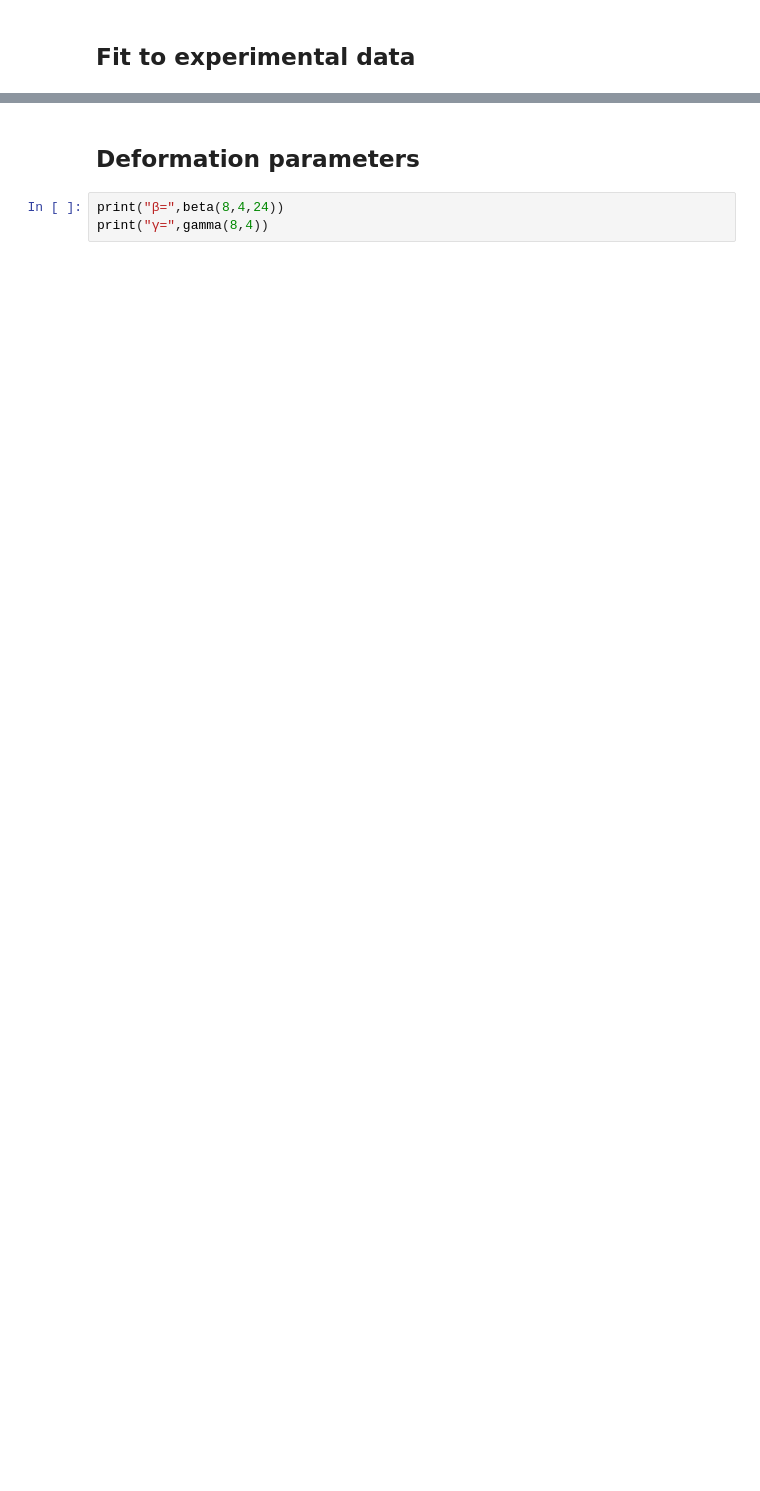
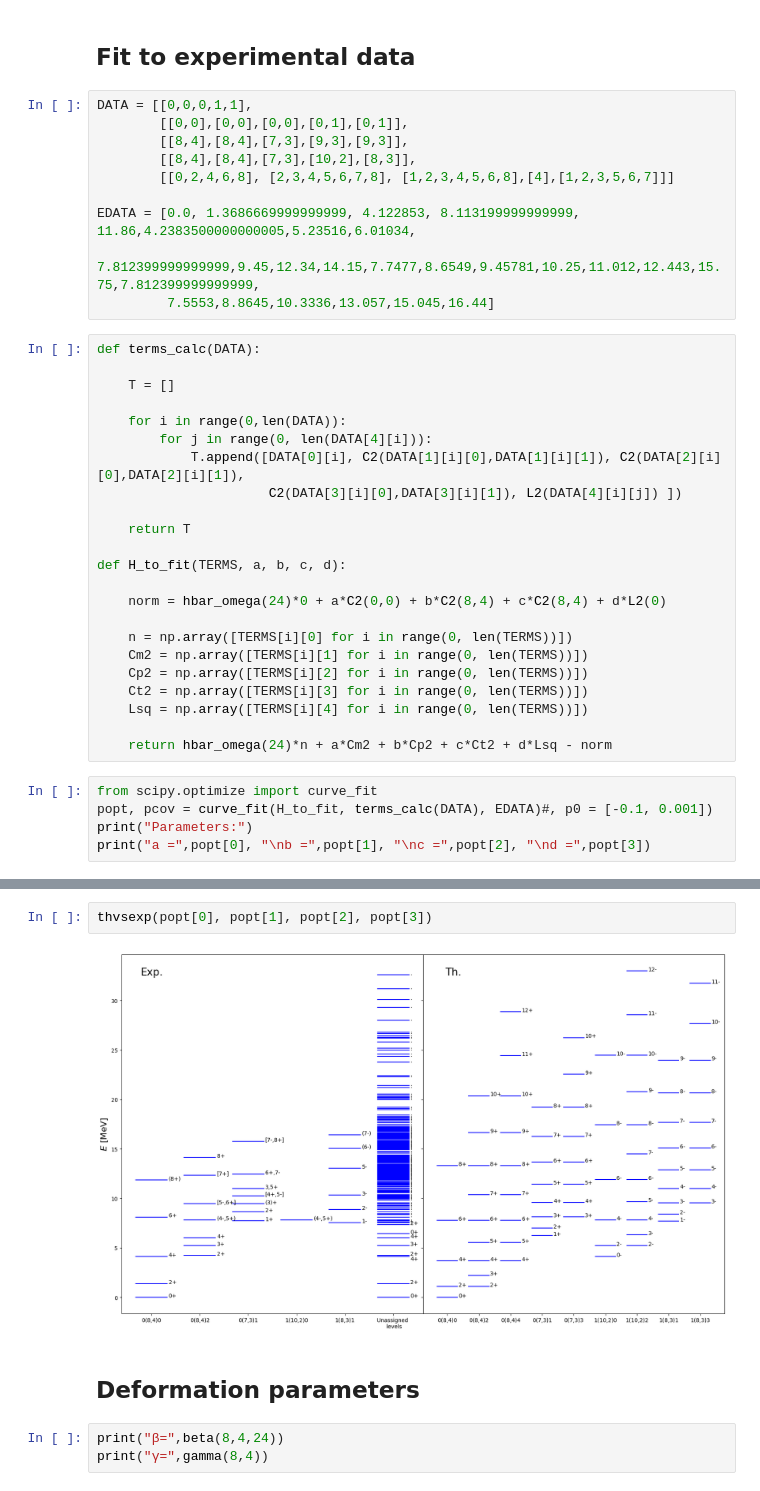
Before and after one commit to arestrepogiraldo2200/Nuclear-physics-exercises, a Jupyter notebook: 24Mg_Structure/²⁴Mg_structure.ipynb, the cells around one changed output, grey strips where cells are left out. Saved outputs shown, nothing was run; the diff lists cells and outputs as text; blank space fills up the shorter version.

```diff
--- a/24Mg_Structure/²⁴Mg_structure.ipynb
+++ b/24Mg_Structure/²⁴Mg_structure.ipynb
@@ -314,2 +334,40 @@ assigned_levels(egs1, egs2, egs3, eb1, eb2)
 # %% [markdown]
 ## Fit to experimental data
+# %%
+DATA = [[0,0,0,1,1],
+        [[0,0],[0,0],[0,0],[0,1],[0,1]],
+        [[8,4],[8,4],[7,3],[9,3],[9,3]],
+        [[8,4],[8,4],[7,3],[10,2],[8,3]],
+        [[0,2,4,6,8], [2,3,4,5,6,7,8], [1,2,3,4,5,6,8],[4],[1,2,3,5,6,7]]]
+
+EDATA = [0.0, 1.3686669999999999, 4.122853, 8.113199999999999, 11.86,4.2383500000000005,5.23516,6.01034,
+         7.812399999999999,9.45,12.34,14.15,7.7477,8.6549,9.45781,10.25,11.012,12.443,15.75,7.812399999999999,
+         7.5553,8.8645,10.3336,13.057,15.045,16.44]
+# %%
+def terms_calc(DATA):
+
+    T = []
+
+    for i in range(0,len(DATA)):
+        for j in range(0, len(DATA[4][i])):
+            T.append([DATA[0][i], C2(DATA[1][i][0],DATA[1][i][1]), C2(DATA[2][i][0],DATA[2][i][1]),
+                      C2(DATA[3][i][0],DATA[3][i][1]), L2(DATA[4][i][j]) ])
+
+    return T
+
+def H_to_fit(TERMS, a, b, c, d):
+
+    norm = hbar_omega(24)*0 + a*C2(0,0) + b*C2(8,4) + c*C2(8,4) + d*L2(0)
+
+    n = np.array([TERMS[i][0] for i in range(0, len(TERMS))])
+    Cm2 = np.array([TERMS[i][1] for i in range(0, len(TERMS))])
+    Cp2 = np.array([TERMS[i][2] for i in range(0, len(TERMS))])
+    Ct2 = np.array([TERMS[i][3] for i in range(0, len(TERMS))])
+    Lsq = np.array([TERMS[i][4] for i in range(0, len(TERMS))])
+
+    return hbar_omega(24)*n + a*Cm2 + b*Cp2 + c*Ct2 + d*Lsq - norm
+# %%
+from scipy.optimize import curve_fit
+popt, pcov = curve_fit(H_to_fit, terms_calc(DATA), EDATA)#, p0 = [-0.1, 0.001])
+print("Parameters:")
+print("a =",popt[0], "\nb =",popt[1], "\nc =",popt[2], "\nd =",popt[3])
@@ -316,3 +475,7 @@ assigned_levels(egs1, egs2, egs3, eb1, eb2)
+# %%
+thvsexp(popt[0], popt[1], popt[2], popt[3])
+# %% [output]
+[figure, added]
 # %% [markdown]
 ## Deformation parameters
 # %%
```
Also changed, not shown: parts of 5 cells of this notebook.
